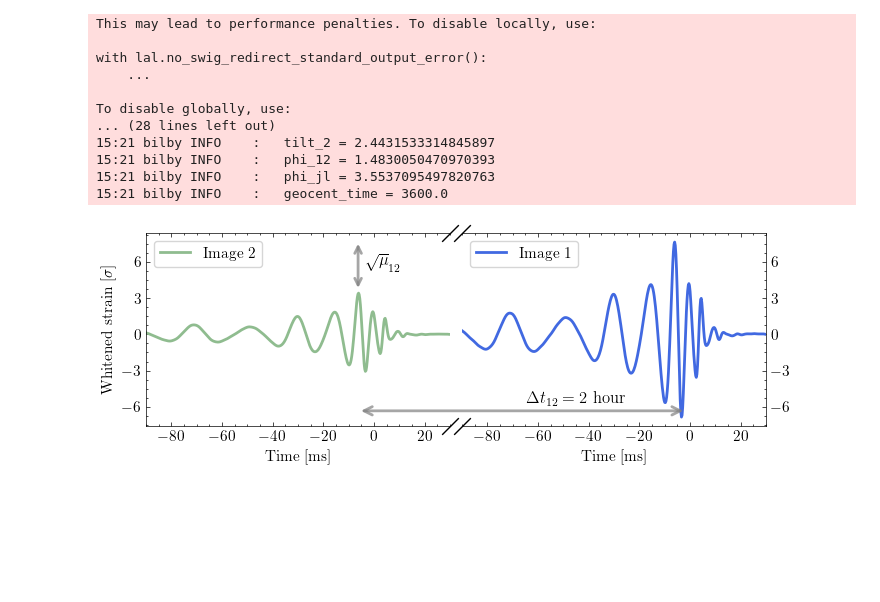
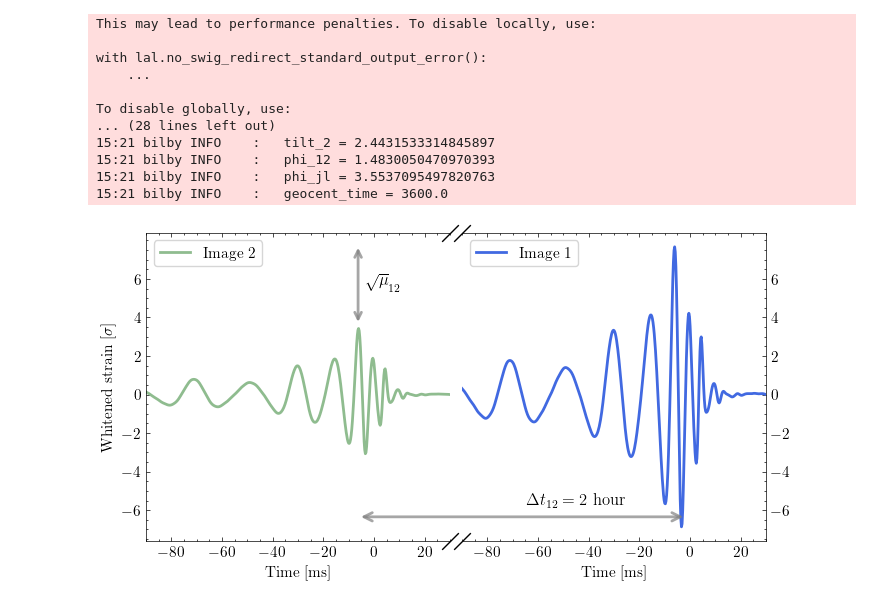
Before and after one commit to narolaharsh/phd-thesis, a Jupyter notebook: plotting_directory/overlapping_signals/lensed_signals.ipynb, the cells around one changed output. Cells and saved outputs as stored; diff of their text form; code cells hidden in the pictures; blank space fills up the shorter version.

```diff
--- a/plotting_directory/overlapping_signals/lensed_signals.ipynb
+++ b/plotting_directory/overlapping_signals/lensed_signals.ipynb
@@ -126,7 +126,7 @@ To disable globally, use:
 15:21 bilby INFO    :   geocent_time = 3600.0
 # %%
 
-fig, (ax1, ax2) = plt.subplots(1, 2, figsize = (8, 2.5), gridspec_kw = {'wspace': 0.04}, sharey = True)
+fig, (ax1, ax2) = plt.subplots(1, 2, figsize = (8, 4), gridspec_kw = {'wspace': 0.04}, sharey = True)
 trigger_time = injection_parameters['geocent_time_A']
 
 ax1.plot(1e3*(time_delay + ifos_A[0].time_array-trigger_time), ifos_A[0].whitened_time_domain_strain, color = 'darkseagreen', lw = 2, alpha = 1, label = 'Image 2')
@@ -161,8 +161,11 @@ ticks = np.arange(-80, 21, 20)
 ax1.set_xticks(ticks)
 ax2.set_xticks(ticks)
 
-ax1.set_yticks([-6, -3, 0, 3, 6])
-ax2.set_yticks([-6, -3, 0, 3, 6])
+#ax1.set_yticks([-6, -3, 0, 3, 6])
+#ax2.set_yticks([-6, -3, 0, 3, 6])
+
+ax1.set_yticks([-6, -4, -2, 0, 2, 4, 6])
+ax2.set_yticks([-6, -4, -2, 0, 2, 4, 6])
 
 
 # Remove spines between axes
@@ -189,31 +192,31 @@ arrow = FancyArrowPatch(start, end,
                         linewidth=2, mutation_scale = 15)
 
 #line = Line2D(start, end, transform=fig.transFigure, color='black', linewidth=2, ls = ':', alpha = 0.5)
 #fig.lines.append(line)
 fig.patches.append(arrow)
 
 x = .39
 start =[x, 0.65]
 end = [x, 0.85]
 
 arrow = FancyArrowPatch(start, end,
                         transform=fig.transFigure,
                         arrowstyle='<->',
                         color='grey', alpha = .7,
                         linewidth=2, mutation_scale = 12
                         )
 
 
 fig.patches.append(arrow)
 
 
 fig.text(0.40, 0.75, r'$\sqrt{\mu}_{12}$', fontsize=12, color='black')
 
 fig.text(0.6, 0.20, r'$\Delta t_{12} = 2~\text{hour}$', fontsize=12, color='black')
 
 
 
 fig.savefig('lensing_overlap_signals.pdf')
 fig.savefig('../../figures/lensing_overlap_signals.pdf')
 # %% [output]
-[figure, old version]
+[figure, new version]
```
Also changed, not shown: 1 other file.
